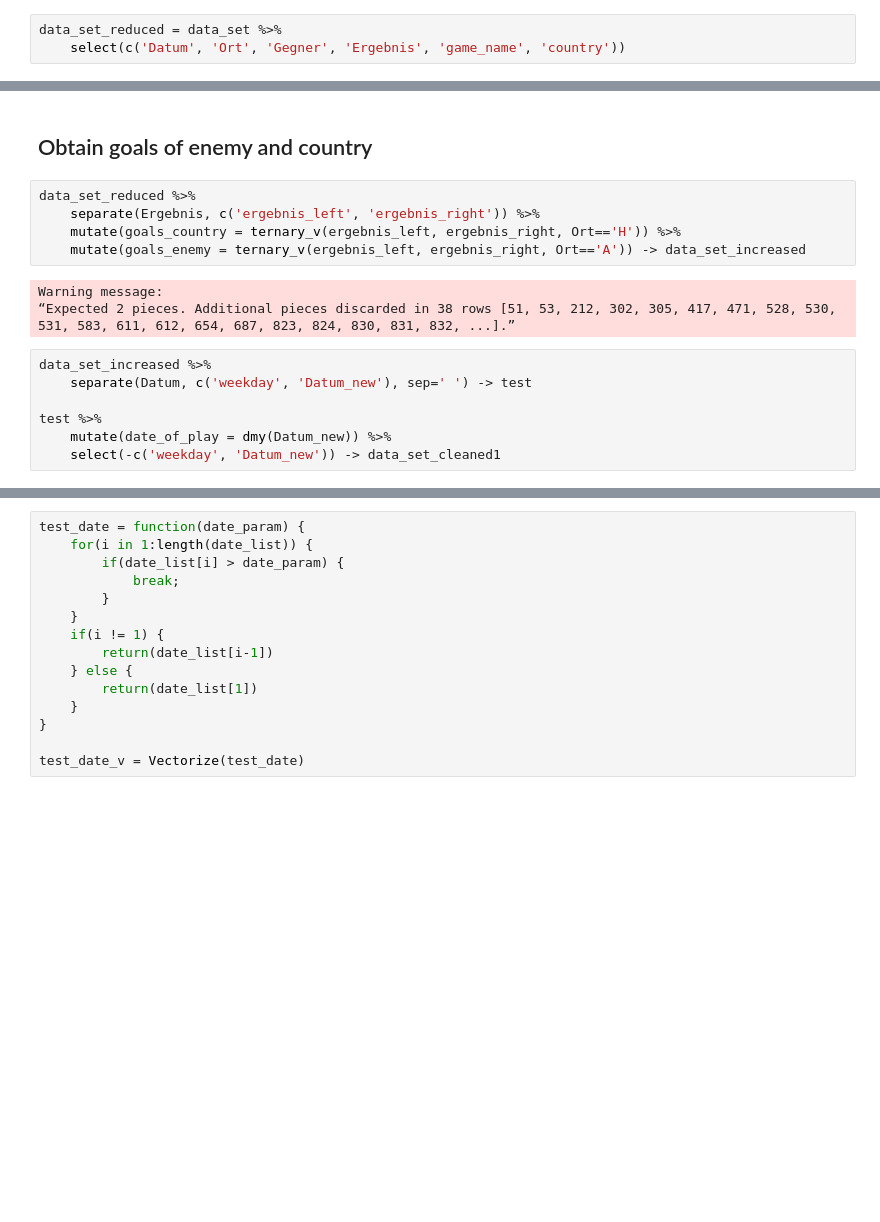
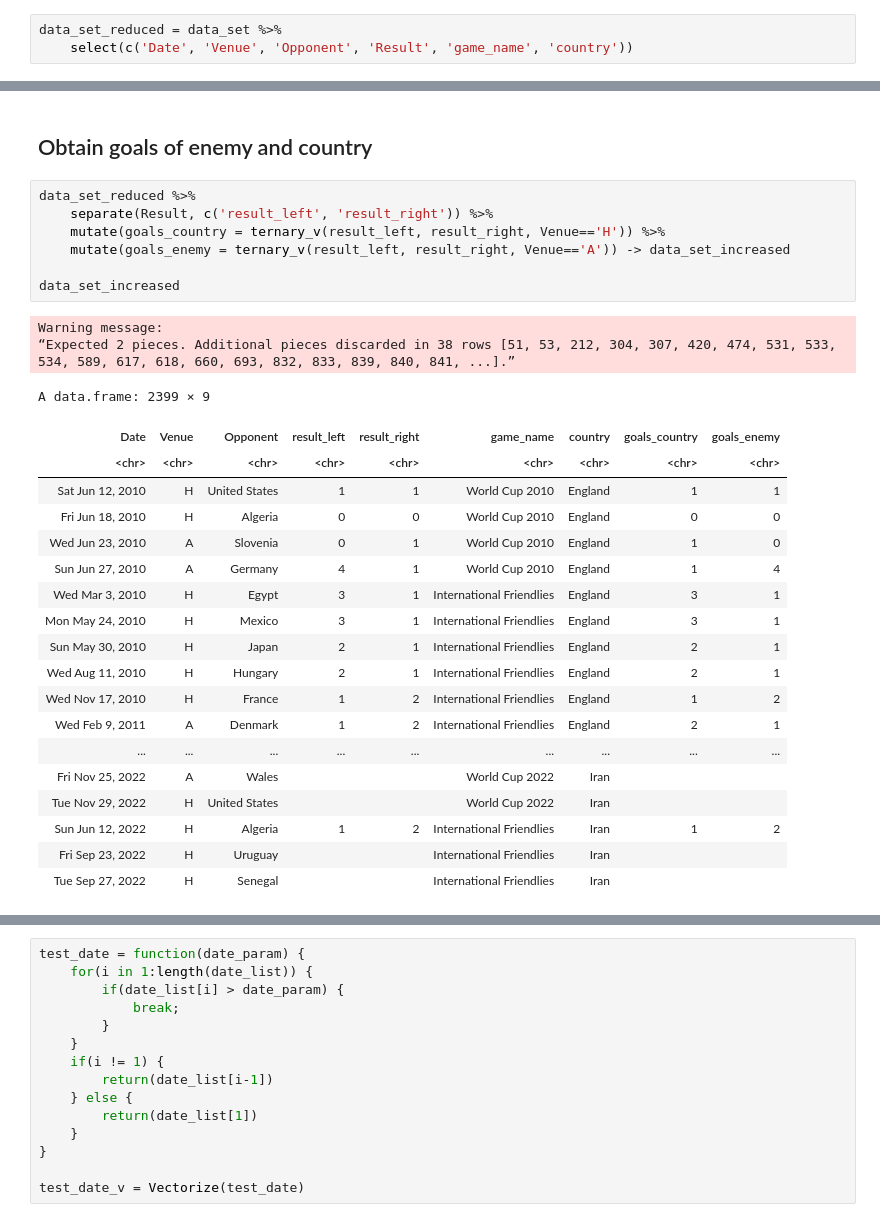
Before and after one commit to denisnaumov0506/FootballAnalyticsProject, a Jupyter notebook: football-world-cup-forecast-denis.ipynb, the cells around one changed output, grey strips where cells are left out. Saved outputs shown, nothing was run; the diff lists cells and outputs as text; blank space fills up the shorter version.

```diff
--- a/football-world-cup-forecast-denis.ipynb
+++ b/football-world-cup-forecast-denis.ipynb
@@ -729,3 +770,3 @@ A data.frame: 27931 × 4
 # %%
 data_set_reduced = data_set %>%
-    select(c('Datum', 'Ort', 'Gegner', 'Ergebnis', 'game_name', 'country'))
+    select(c('Date', 'Venue', 'Opponent', 'Result', 'game_name', 'country'))
@@ -733,16 +782,30 @@ data_set_reduced = data_set %>%
 ## Obtain goals of enemy and country
 # %%
 data_set_reduced %>%
-    separate(Ergebnis, c('ergebnis_left', 'ergebnis_right')) %>%
-    mutate(goals_country = ternary_v(ergebnis_left, ergebnis_right, Ort=='H')) %>%
-    mutate(goals_enemy = ternary_v(ergebnis_left, ergebnis_right, Ort=='A')) -> data_set_increased
+    separate(Result, c('result_left', 'result_right')) %>%
+    mutate(goals_country = ternary_v(result_left, result_right, Venue=='H')) %>%
+    mutate(goals_enemy = ternary_v(result_left, result_right, Venue=='A')) -> data_set_increased
+
+data_set_increased
 # %% [output]
 Warning message:
-“Expected 2 pieces. Additional pieces discarded in 38 rows [51, 53, 212, 302, 305, 417, 471, 528, 530, 531, 583, 611, 612, 654, 687, 823, 824, 830, 831, 832, ...].”
+“Expected 2 pieces. Additional pieces discarded in 38 rows [51, 53, 212, 304, 307, 420, 474, 531, 533, 534, 589, 617, 618, 660, 693, 832, 833, 839, 840, 841, ...].”
+A data.frame: 2399 × 9
+| Date | Venue | Opponent | result_left | result_right | game_name | country | goals_country | goals_enemy |
+| <chr> | <chr> | <chr> | <chr> | <chr> | <chr> | <chr> | <chr> | <chr> |
+| Sat Jun 12, 2010 | H | United States | 1 | 1 | World Cup 2010 | England | 1 | 1 |
+| Fri Jun 18, 2010 | H | Algeria | 0 | 0 | World Cup 2010 | England | 0 | 0 |
+| Wed Jun 23, 2010 | A | Slovenia | 0 | 1 | World Cup 2010 | England | 1 | 0 |
+| Sun Jun 27, 2010 | A | Germany | 4 | 1 | World Cup 2010 | England | 1 | 4 |
+| Wed Mar 3, 2010 | H | Egypt | 3 | 1 | International Friendlies | England | 3 | 1 |
+| Mon May 24, 2010 | H | Mexico | 3 | 1 | International Friendlies | England | 3 | 1 |
+| Sun May 30, 2010 | H | Japan | 2 | 1 | International Friendlies | England | 2 | 1 |
+| Wed Aug 11, 2010 | H | Hungary | 2 | 1 | International Friendlies | England | 2 | 1 |
+| Wed Nov 17, 2010 | H | France | 1 | 2 | International Friendlies | England | 1 | 2 |
+| Wed Feb 9, 2011 | A | Denmark | 1 | 2 | International Friendlies | England | 2 | 1 |
+| ... | ... | ... | ... | ... | ... | ... | ... | ... |
+| Fri Nov 25, 2022 | A | Wales |  |  | World Cup 2022 | Iran |  |  |
+| Tue Nov 29, 2022 | H | United States |  |  | World Cup 2022 | Iran |  |  |
+| Sun Jun 12, 2022 | H | Algeria | 1 | 2 | International Friendlies | Iran | 1 | 2 |
+| Fri Sep 23, 2022 | H | Uruguay |  |  | International Friendlies | Iran |  |  |
+| Tue Sep 27, 2022 | H | Senegal |  |  | International Friendlies | Iran |  |  |
-# %%
-data_set_increased %>%
-    separate(Datum, c('weekday', 'Datum_new'), sep=' ') -> test
-
-test %>%
-    mutate(date_of_play = dmy(Datum_new)) %>%
-    select(-c('weekday', 'Datum_new')) -> data_set_cleaned1
```
Also changed, not shown: parts of 17 cells of this notebook.
